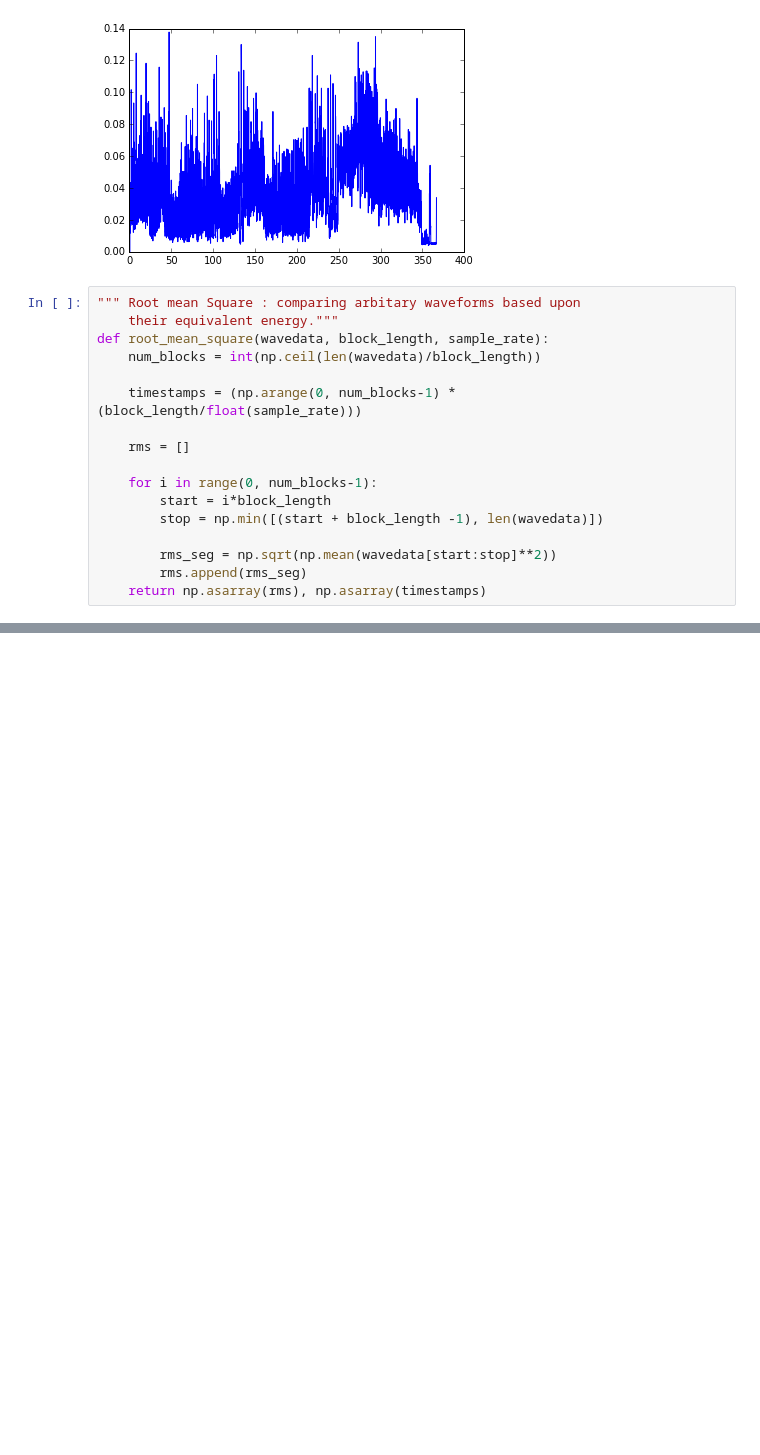
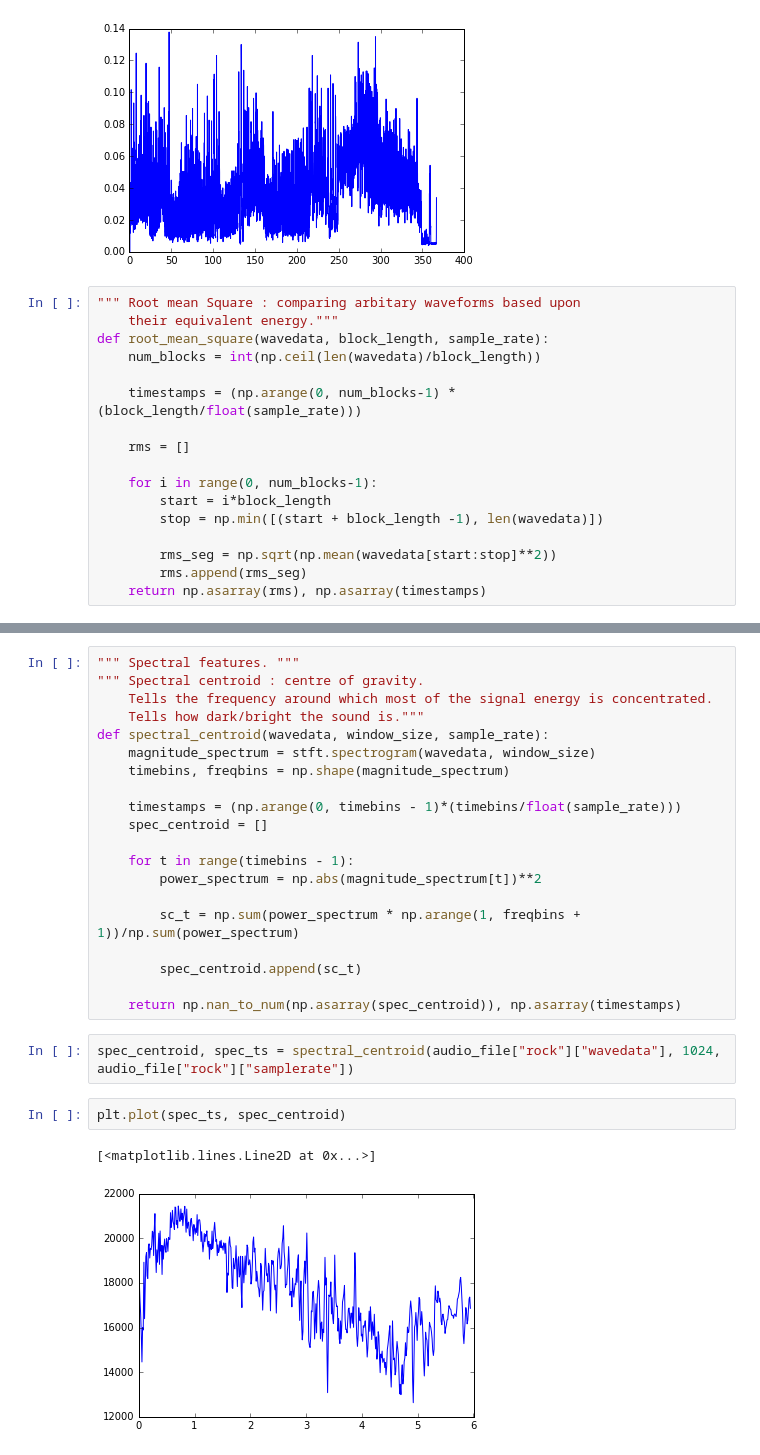
Before and after one commit to mohitreddy1996/Song-Genre-Classifier, a Jupyter notebook: classifier.ipynb, the cells around one changed output, grey strips where cells are left out. Cells and saved outputs as stored; diff of their text form; blank space fills up the shorter version.

Commit message:
Spectral features started

```diff
--- a/classifier.ipynb
+++ b/classifier.ipynb
@@ -115,0 +119,27 @@ plt.plot(rms_timestamps, rms)
+# %%
+""" Spectral features. """
+""" Spectral centroid : centre of gravity.
+    Tells the frequency around which most of the signal energy is concentrated.
+    Tells how dark/bright the sound is."""
+def spectral_centroid(wavedata, window_size, sample_rate):
+    magnitude_spectrum = stft.spectrogram(wavedata, window_size)
+    timebins, freqbins = np.shape(magnitude_spectrum)
+
+    timestamps = (np.arange(0, timebins - 1)*(timebins/float(sample_rate)))
+    spec_centroid = []
+
+    for t in range(timebins - 1):
+        power_spectrum = np.abs(magnitude_spectrum[t])**2
+
+        sc_t = np.sum(power_spectrum * np.arange(1, freqbins + 1))/np.sum(power_spectrum)
+
+        spec_centroid.append(sc_t)
+
+    return np.nan_to_num(np.asarray(spec_centroid)), np.asarray(timestamps)
+# %%
+spec_centroid, spec_ts = spectral_centroid(audio_file["rock"]["wavedata"], 1024, audio_file["rock"]["samplerate"])
+# %%
+plt.plot(spec_ts, spec_centroid)
+# %% [output]
+[<matplotlib.lines.Line2D at 0x...>]
+[figure, added]
```
Also changed, not shown: parts of 5 cells of this notebook.
